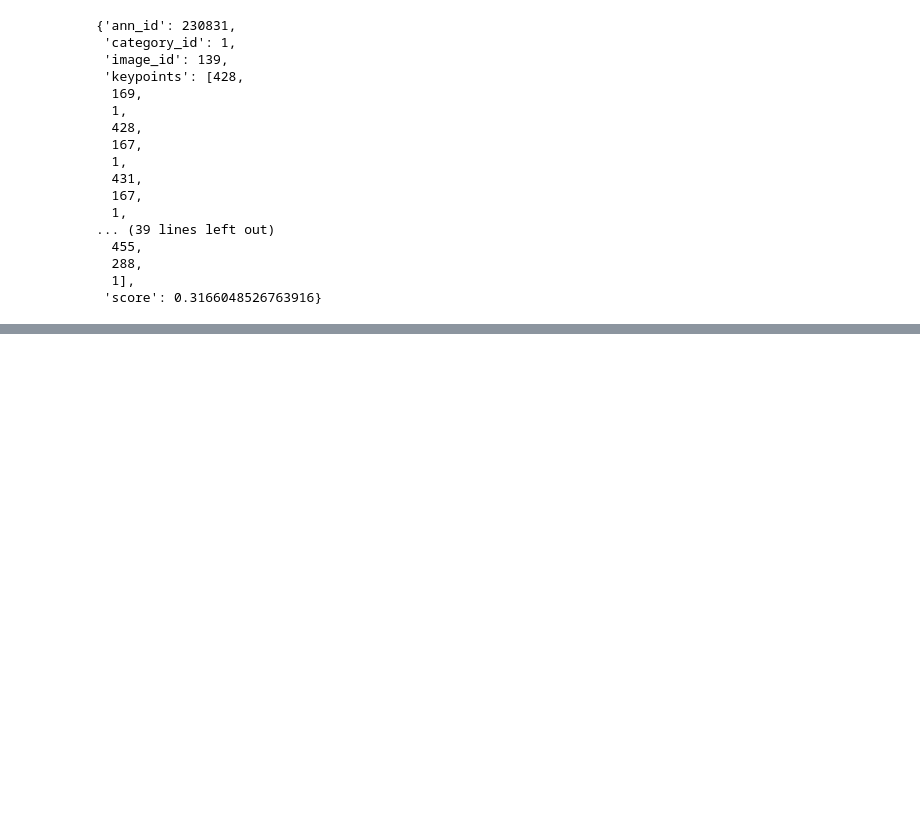
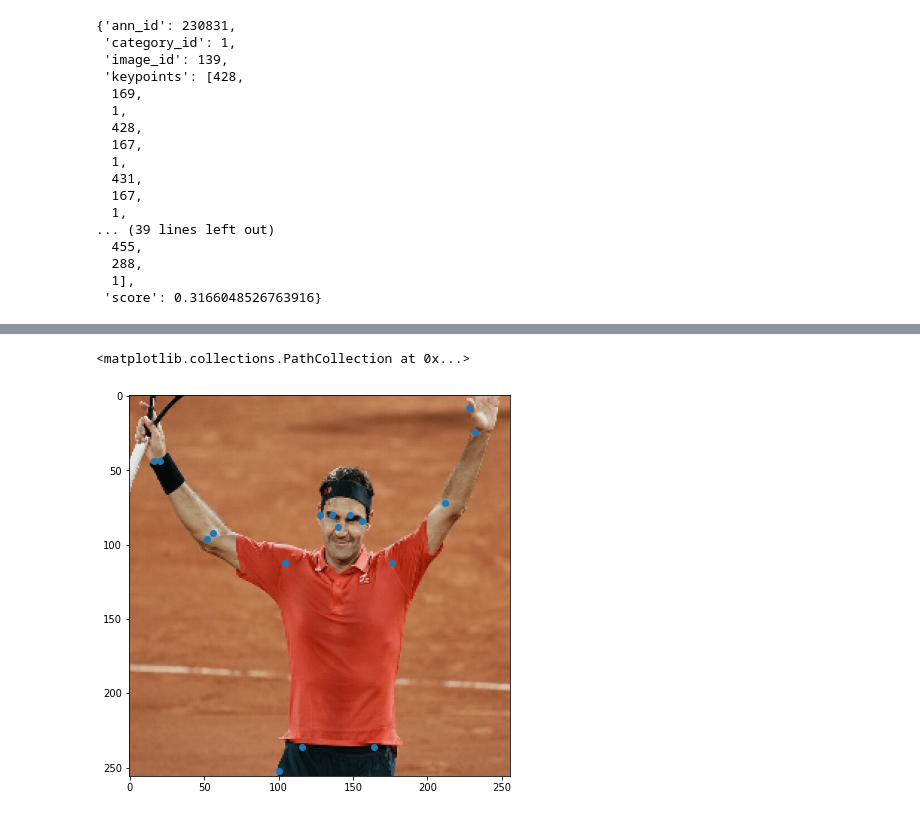
Before and after one commit to MindlessBoid/single-person-pose-estimation, a Jupyter notebook: dev/test.ipynb, the cells around one changed output, grey strips where cells are left out. Drawn from its saved outputs; the diff is of its cells as text; code cells hidden in the pictures; blank space fills up the shorter version.

```diff
--- a/dev/test.ipynb
+++ b/dev/test.ipynb
@@ -45,0 +37,6 @@ Created HourGlassmodel:
+# %%
+model = create_hourglass_model(cfg.NUM_KEYPOINTS,
+                                 cfg.HG_NUM_STACKS,
+                                 cfg.HG_NUM_CHANNELS,
+                                 cfg.IMAGE_SHAPE,
+                                 cfg.HM_ACTIVATION)
@@ -58,6 +59,6 @@ def compile_model_from_checkpoint(model, ckpt_path, optimizer, loss):
   model.compile(optimizer = optimizer, loss = loss)
   return model
 # %%
-model = compile_model_from_checkpoint(model, 'drive/MyDrive/storage/1/checkpoints/best_val_loss_weights.ckpt',
+model = compile_model_from_checkpoint(model, '/content/drive/MyDrive/single-person-pose-estimation/temp/checkpoints/best_val_loss_weights.ckpt',
                                  optimizer = tf.keras.optimizers.Adam(),
                                  loss = tf.keras.losses.MeanSquaredError())
@@ -404,0 +292,5 @@ Summary:
+# %%
+image = tf.io.decode_image(tf.io.read_file("3.jpg"), channels=3, dtype=tf.dtypes.float32)
+image = tf.image.resize(image, (256, 256))
+image = tf.expand_dims(image, axis = 0)
+image.shape
@@ -404,0 +299,2 @@ Summary:
+# %%
+pred = model.predict(image)
@@ -404,0 +326,7 @@ Summary:
+# %%
+plt.figure(figsize = (7,7))
+plt.imshow(image[0])
+plt.scatter(keypoints[:,0] *(256/64), keypoints[:, 1] * (256/64))
+# %% [output]
+<matplotlib.collections.PathCollection at 0x...>
+[figure, added]
```
Also changed, not shown: parts of 37 cells of this notebook, 9 other files.
